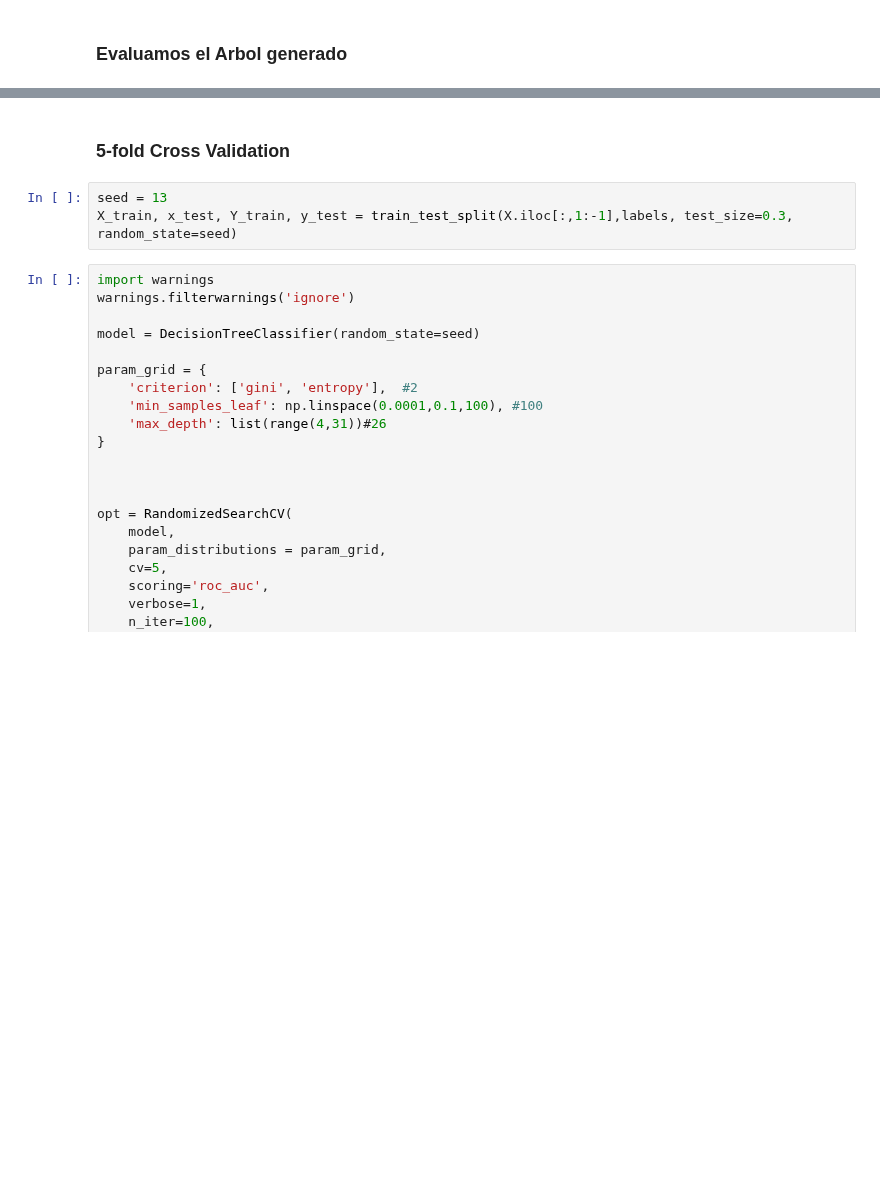
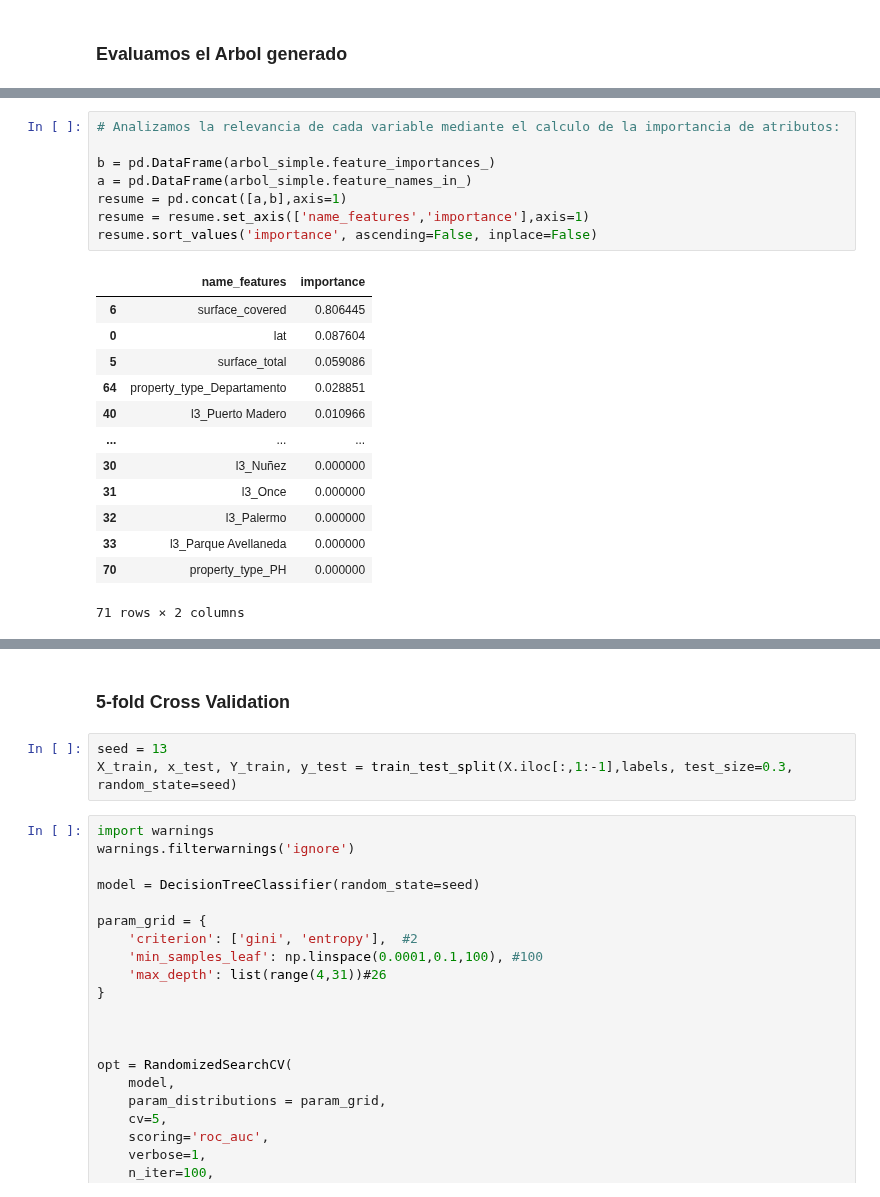
Before and after one commit to Ignacio-Ibarra/tpAA, a Jupyter notebook: Modelado.ipynb, the cells around one changed output, grey strips where cells are left out. Cells and saved outputs as stored; diff of their text form; blank space fills up the shorter version.

```diff
--- a/Modelado.ipynb
+++ b/Modelado.ipynb
@@ -308,0 +407,22 @@ weighted avg       0.88      0.88      0.88      8263
+# %%
+# Analizamos la relevancia de cada variable mediante el calculo de la importancia de atributos:
+
+b = pd.DataFrame(arbol_simple.feature_importances_)
+a = pd.DataFrame(arbol_simple.feature_names_in_)
+resume = pd.concat([a,b],axis=1)
+resume = resume.set_axis(['name_features','importance'],axis=1)
+resume.sort_values('importance', ascending=False, inplace=False)
+# %% [output]
+|  | name_features | importance |
+| 6 | surface_covered | 0.806445 |
+| 0 | lat | 0.087604 |
+| 5 | surface_total | 0.059086 |
+| 64 | property_type_Departamento | 0.028851 |
+| 40 | l3_Puerto Madero | 0.010966 |
+| ... | ... | ... |
+| 30 | l3_Nuñez | 0.000000 |
+| 31 | l3_Once | 0.000000 |
+| 32 | l3_Palermo | 0.000000 |
+| 33 | l3_Parque Avellaneda | 0.000000 |
+| 70 | property_type_PH | 0.000000 |
+71 rows × 2 columns
```
Also changed, not shown: parts of 17 cells of this notebook.
